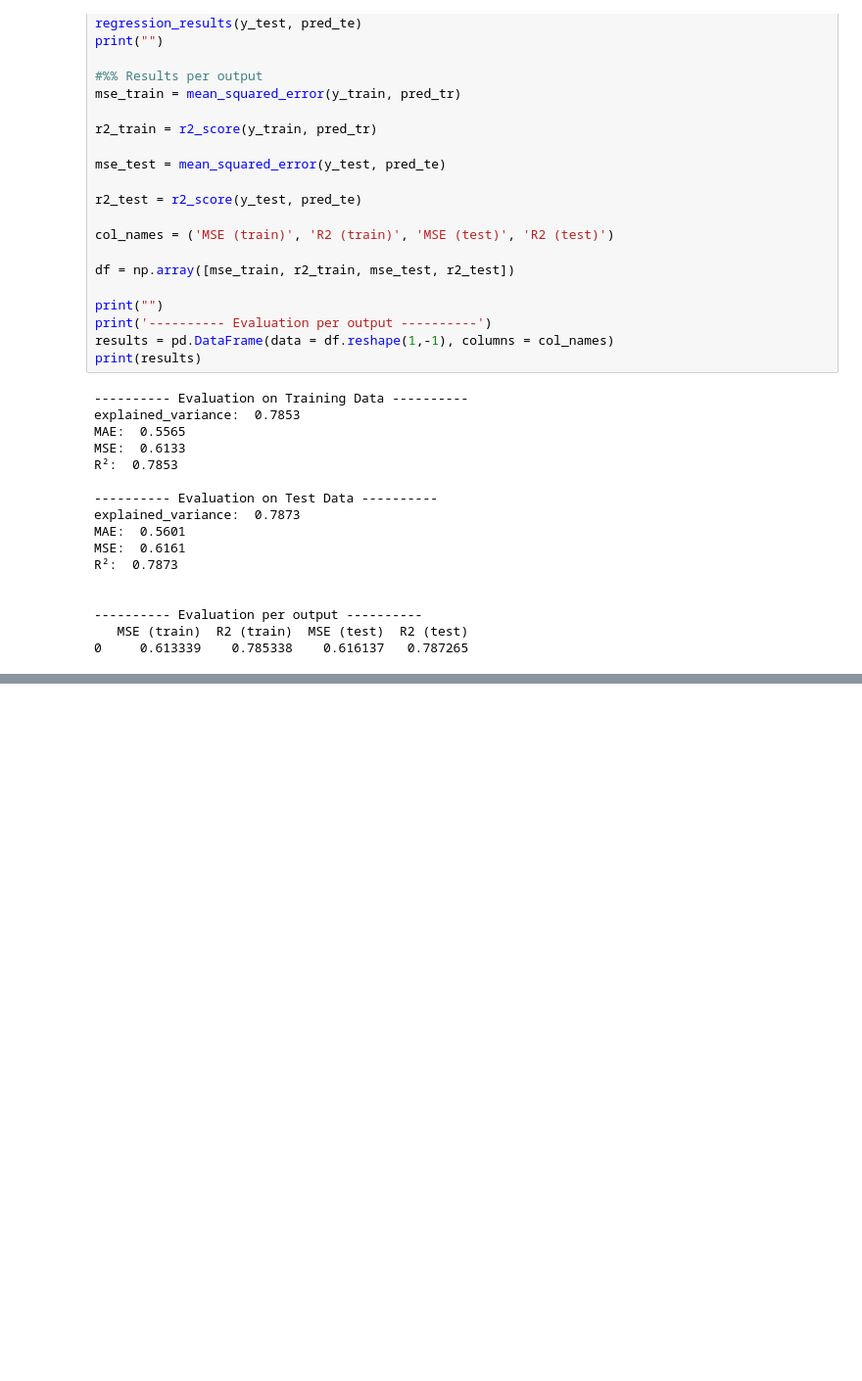
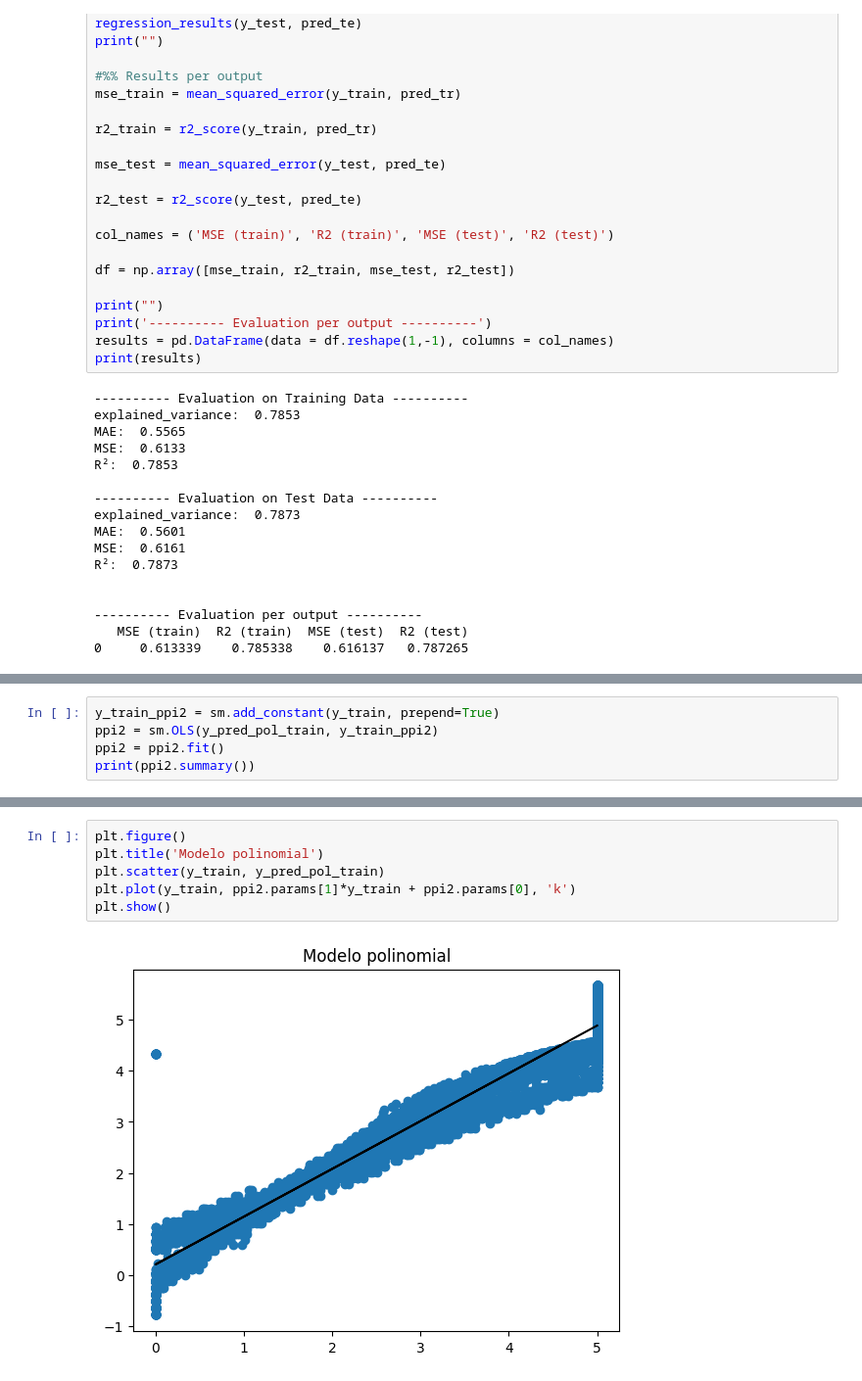
Before and after one commit to jesolisp/Curso-Modelacion-Sistemas-Fisicos, a Jupyter notebook: docs/codes/JESP_Analisis_de_datos.ipynb, the cells around one changed output, grey strips where cells are left out. Shown at 98% size. Saved outputs shown, nothing was run; the diff lists cells and outputs as text; blank space fills up the shorter version.

```diff
--- a/docs/codes/JESP_Analisis_de_datos.ipynb
+++ b/docs/codes/JESP_Analisis_de_datos.ipynb
@@ -162,0 +319,5 @@ R²:  0.7873
+# %%
+y_train_ppi2 = sm.add_constant(y_train, prepend=True)
+ppi2 = sm.OLS(y_pred_pol_train, y_train_ppi2)
+ppi2 = ppi2.fit()
+print(ppi2.summary())
@@ -162,0 +342,8 @@ R²:  0.7873
+# %%
+plt.figure()
+plt.title('Modelo polinomial')
+plt.scatter(y_train, y_pred_pol_train)
+plt.plot(y_train, ppi2.params[1]*y_train + ppi2.params[0], 'k')
+plt.show()
+# %% [output]
+[figure, added]
```
Also changed, not shown: parts of 21 cells of this notebook.
